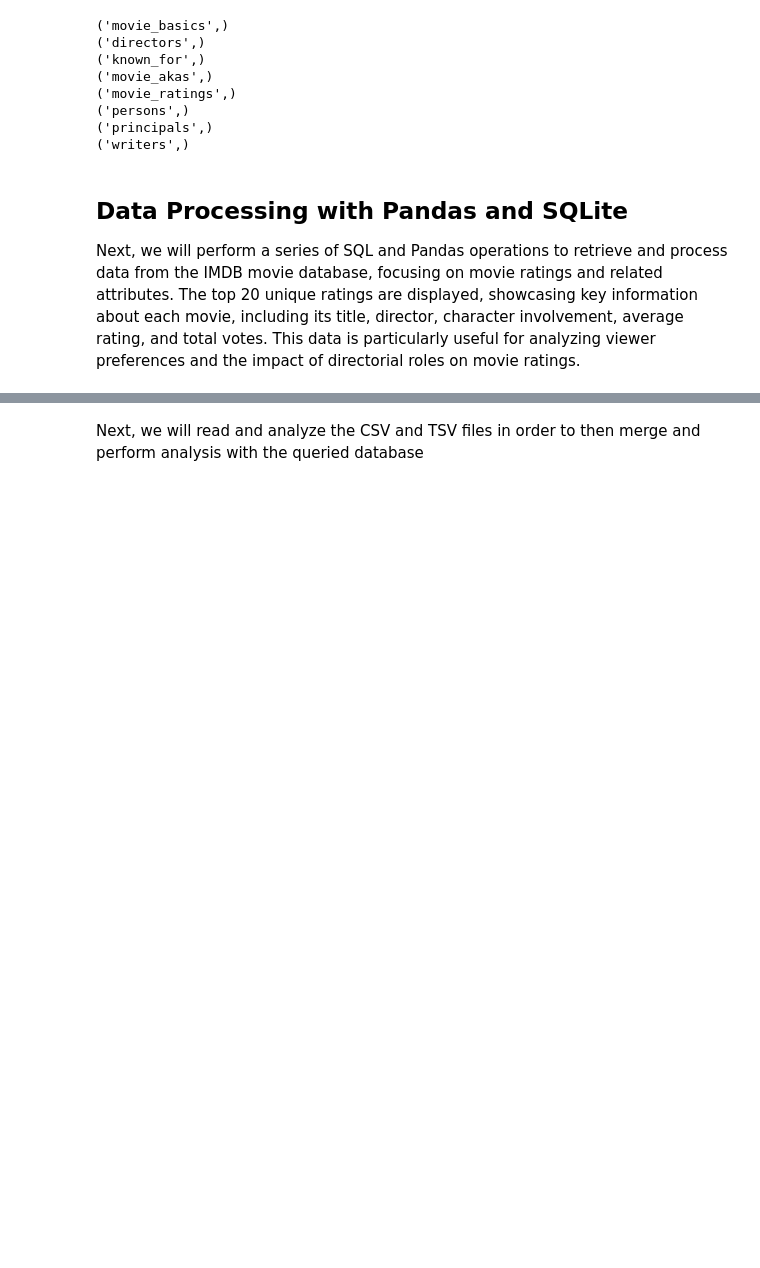
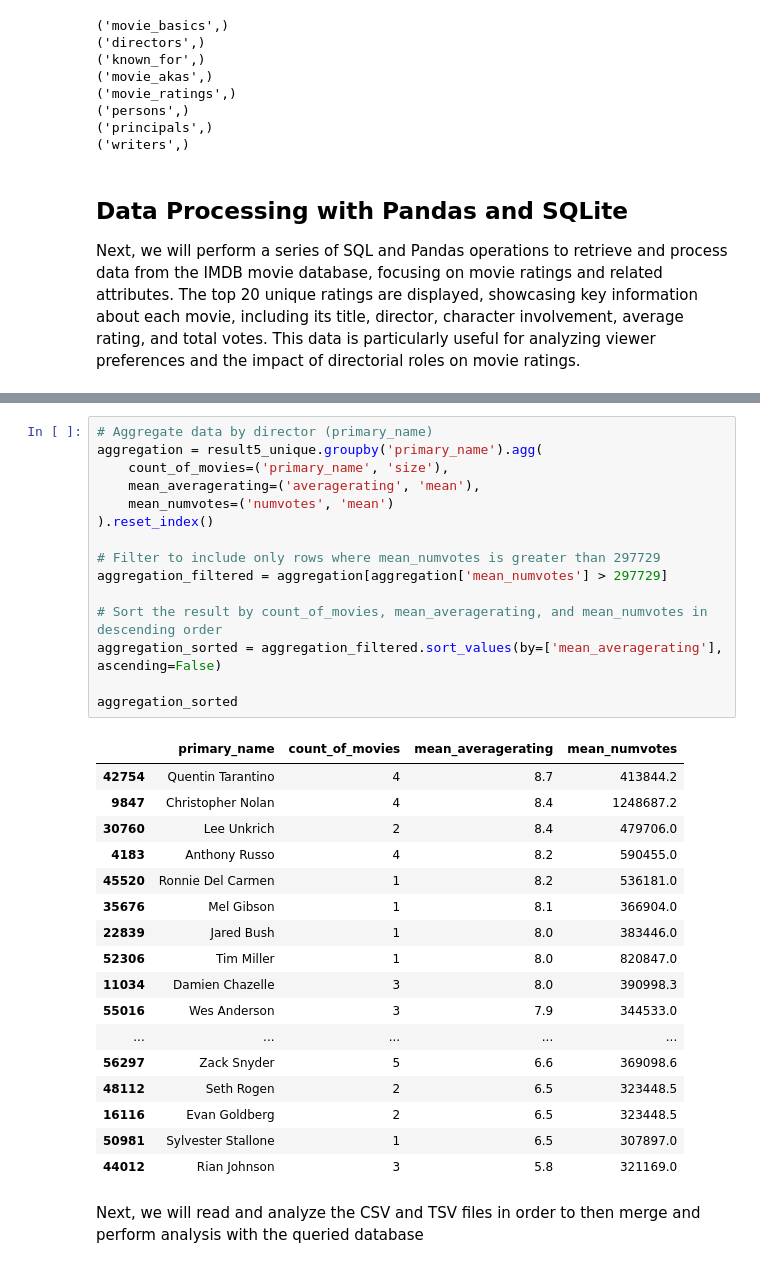
Before and after one commit to nealiyer88/dsc-phase-2-project, a Jupyter notebook: student.ipynb, the cells around one changed output, grey strips where cells are left out. Cells and saved outputs as stored; diff of their text form; blank space fills up the shorter version.

```diff
--- a/student.ipynb
+++ b/student.ipynb
@@ -165,3 +217,36 @@ top_20_unique_ratings
+# %%
+# Aggregate data by director (primary_name)
+aggregation = result5_unique.groupby('primary_name').agg(
+    count_of_movies=('primary_name', 'size'),
+    mean_averagerating=('averagerating', 'mean'),
+    mean_numvotes=('numvotes', 'mean')
+).reset_index()
+
+# Filter to include only rows where mean_numvotes is greater than 297729
+aggregation_filtered = aggregation[aggregation['mean_numvotes'] > 297729]
+
+# Sort the result by count_of_movies, mean_averagerating, and mean_numvotes in descending order
+aggregation_sorted = aggregation_filtered.sort_values(by=['mean_averagerating'], ascending=False)
+
+aggregation_sorted
+# %% [output]
+|  | primary_name | count_of_movies | mean_averagerating | mean_numvotes |
+| 42754 | Quentin Tarantino | 4 | 8.7 | 413844.2 |
+| 9847 | Christopher Nolan | 4 | 8.4 | 1248687.2 |
+| 30760 | Lee Unkrich | 2 | 8.4 | 479706.0 |
+| 4183 | Anthony Russo | 4 | 8.2 | 590455.0 |
+| 45520 | Ronnie Del Carmen | 1 | 8.2 | 536181.0 |
+| 35676 | Mel Gibson | 1 | 8.1 | 366904.0 |
+| 22839 | Jared Bush | 1 | 8.0 | 383446.0 |
+| 52306 | Tim Miller | 1 | 8.0 | 820847.0 |
+| 11034 | Damien Chazelle | 3 | 8.0 | 390998.3 |
+| 55016 | Wes Anderson | 3 | 7.9 | 344533.0 |
+| ... | ... | ... | ... | ... |
+| 56297 | Zack Snyder | 5 | 6.6 | 369098.6 |
+| 48112 | Seth Rogen | 2 | 6.5 | 323448.5 |
+| 16116 | Evan Goldberg | 2 | 6.5 | 323448.5 |
+| 50981 | Sylvester Stallone | 1 | 6.5 | 307897.0 |
+| 44012 | Rian Johnson | 3 | 5.8 | 321169.0 |
 # %% [markdown]
 Next, we will read and analyze the CSV and TSV files in order to then merge and perform analysis with the queried database
 # %%
```
Also changed, not shown: parts of 2 cells of this notebook, 1 other file.
